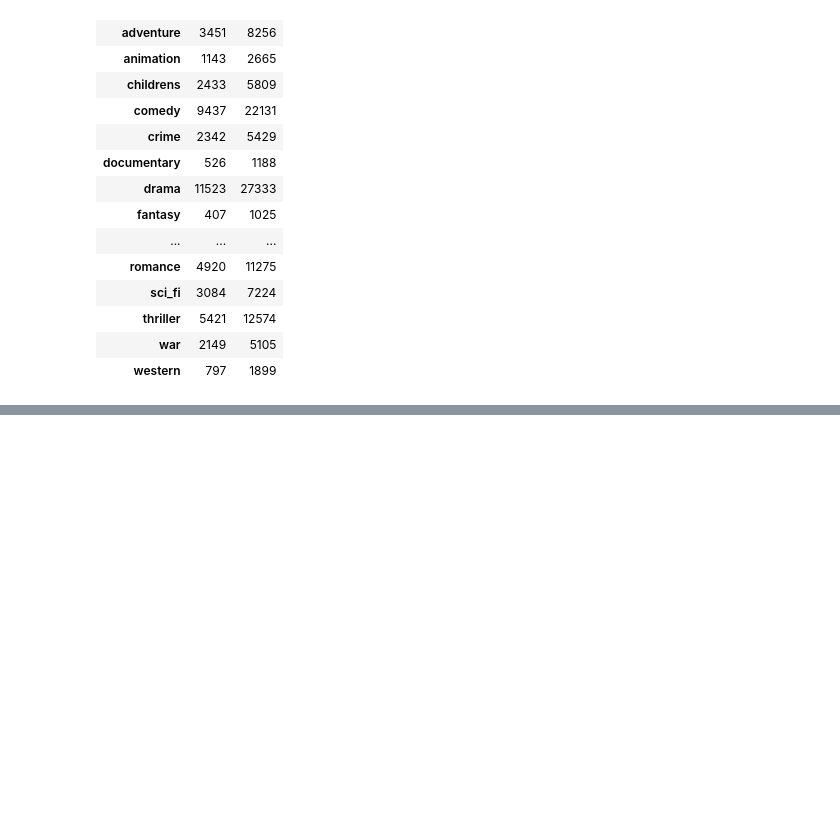
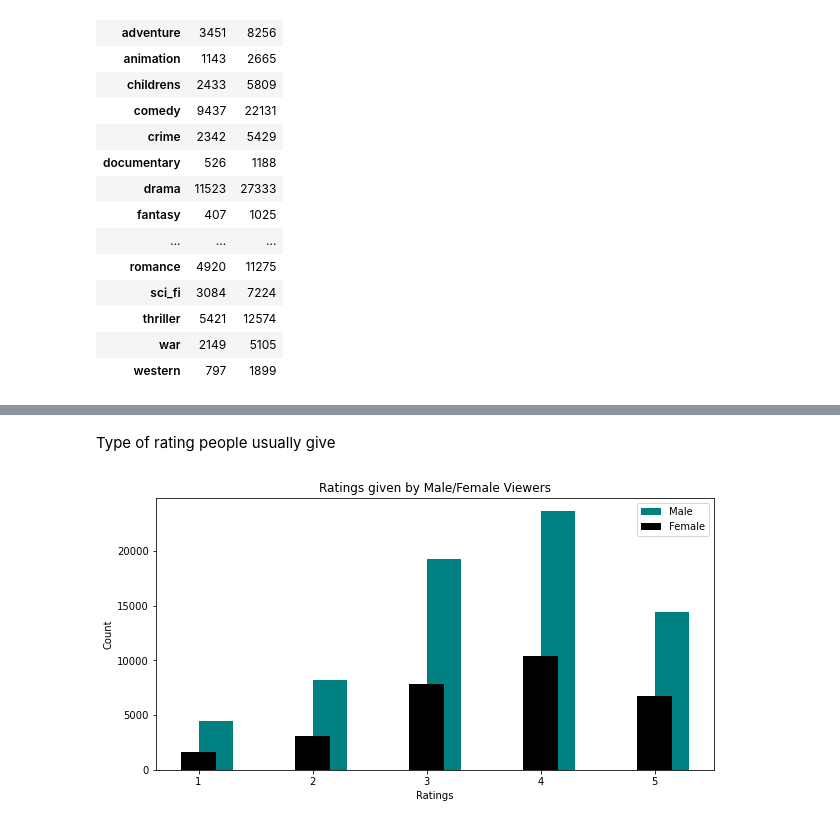
Before and after one commit to YichenLin/MATH-80600A-Project, a Jupyter notebook: traditionalRSNotebooks/edaMovieLens100K.ipynb, the cells around one changed output, grey strips where cells are left out. Cells and saved outputs as stored; diff of their text form; code cells hidden in the pictures; blank space fills up the shorter version.

```diff
--- a/traditionalRSNotebooks/edaMovieLens100K.ipynb
+++ b/traditionalRSNotebooks/edaMovieLens100K.ipynb
@@ -482,0 +528,17 @@ temp_df
+# %% [markdown]
+Type of rating people usually give
+# %%
+temp_df = rating_user_df.groupby(['gender', 'rating']).size()
+plt.figure(figsize=(10, 5))
+m_temp_df = temp_df.M.sort_values(ascending=False)
+f_temp_df = temp_df.F.sort_values(ascending=False)
+
+plt.bar(x=m_temp_df.index, height=m_temp_df.values, label="Male", align="edge", width=0.3, color='teal')
+plt.bar(x=f_temp_df.index, height=f_temp_df.values, label="Female", width=0.3, color='black')
+plt.title('Ratings given by Male/Female Viewers')
+plt.legend()
+plt.xlabel('Ratings')
+plt.ylabel('Count')
+plt.show()
+# %% [output]
+[figure, added]
```
Also changed, not shown: parts of 25 cells of this notebook.
